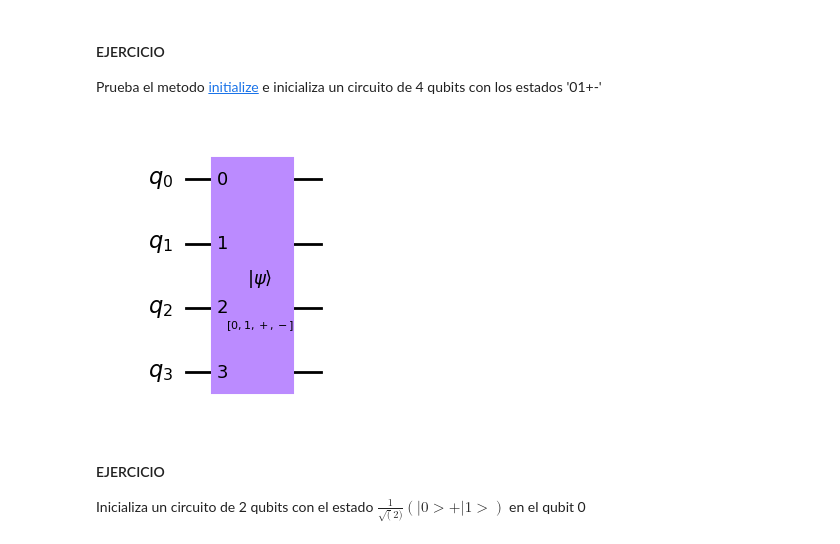
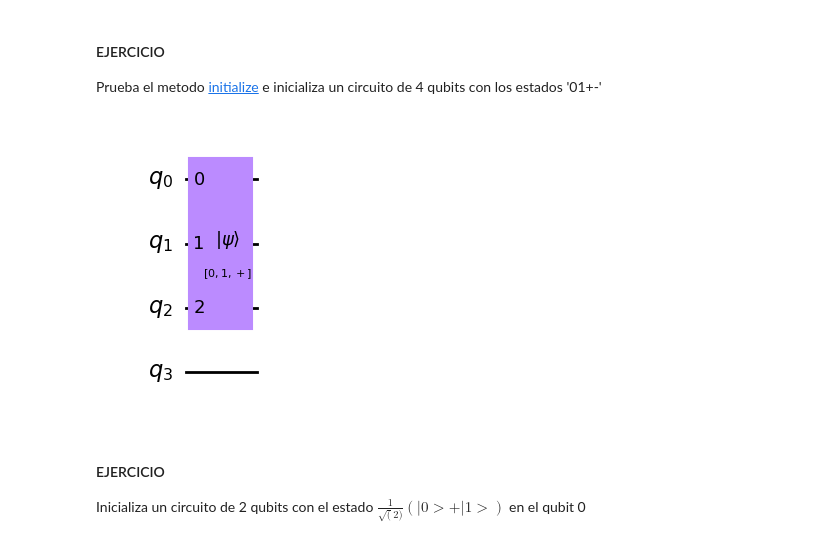
Before and after one commit to Mariomc10/AlgoritmosCuanticos, a Jupyter notebook: 02_circuitos_cuanticos.ipynb, the cells around one changed output. Cells and saved outputs as stored; diff of their text form; code cells hidden in the pictures.

```diff
--- a/02_circuitos_cuanticos.ipynb
+++ b/02_circuitos_cuanticos.ipynb
@@ -561,12 +600,12 @@ Prueba el metodo [initialize](https://docs.quantum.ibm.com/api/qiskit/qiskit.cir
 # %%
 # Initializacion (Usando la instruccion initialize)
 qc = QuantumCircuit(4)
 
-qc.initialize('01+-',qc.qubits)
+qc.initialize('01+',qc.qubits[0:3])
 
 qc.draw("mpl")
 # %% [output]
-[figure, old version]
+[figure, new version]
 # %% [markdown]
 #### EJERCICIO
 
```
Also changed, not shown: parts of 15 cells of this notebook, 3 other files.
